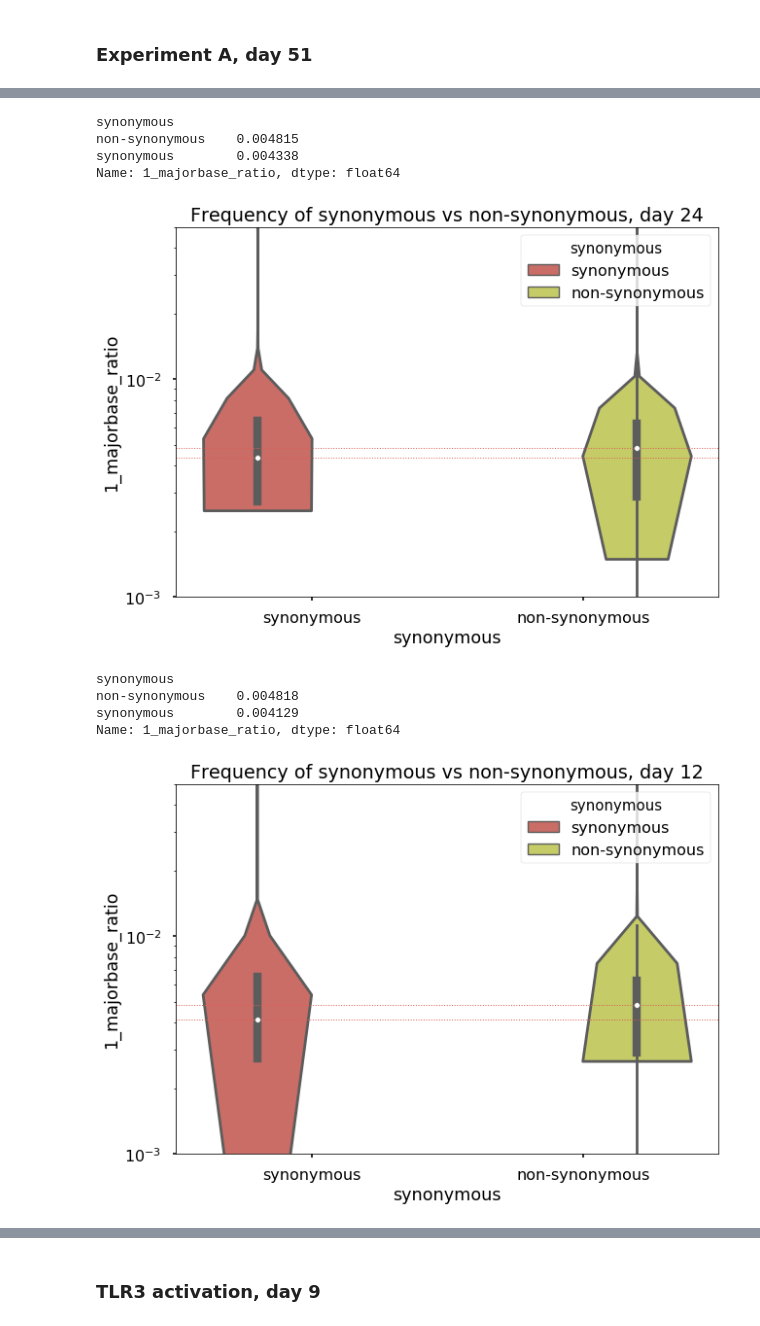
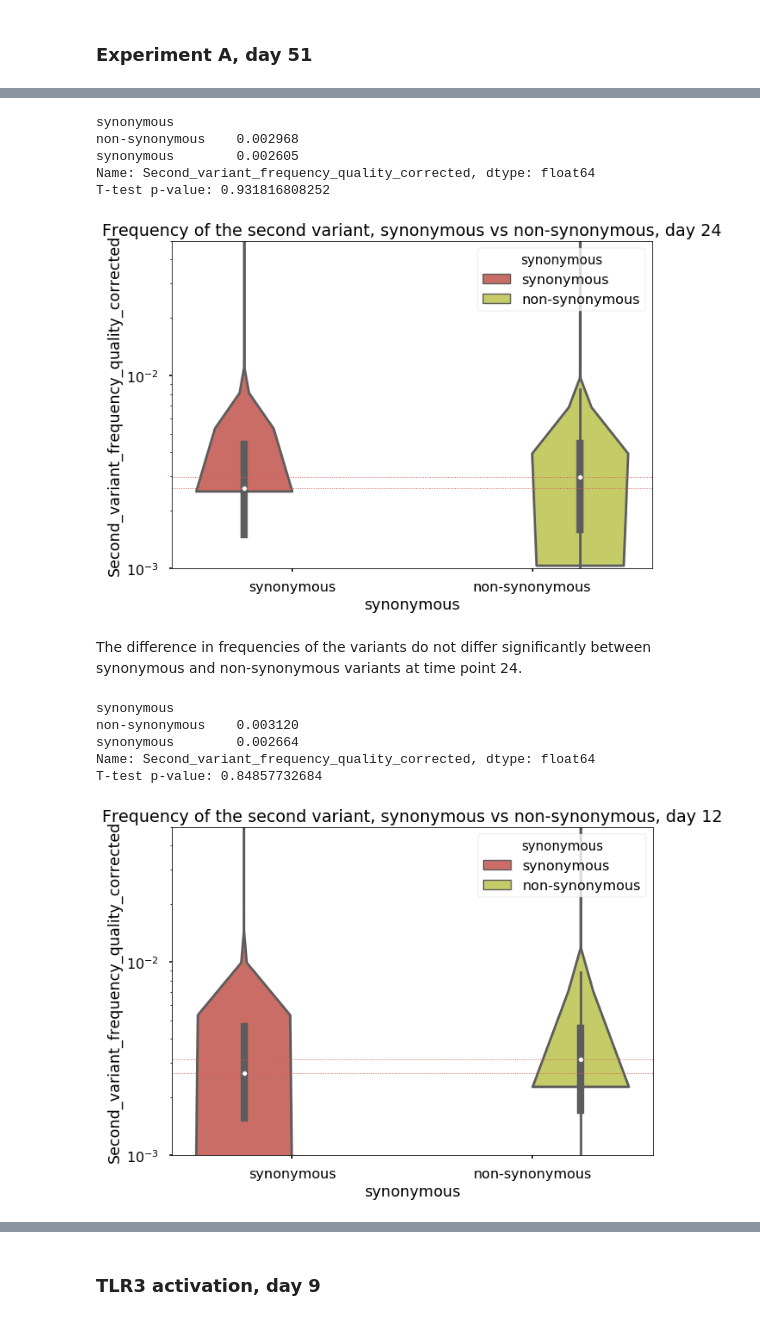
Before and after one commit to Boussau/Notebooks, a Jupyter notebook: Notebooks/Viromics/Analysis_of_first_libraries.ipynb, the cells around one changed output, grey strips where cells are left out. Cells and saved outputs as stored; diff of their text form; code cells hidden in the pictures.

```diff
--- a/Notebooks/Viromics/Analysis_of_first_libraries.ipynb
+++ b/Notebooks/Viromics/Analysis_of_first_libraries.ipynb
@@ -78,12 +136,0 @@ DD3_A.describe(include='all')
-# %%
-DD3_A['majorbase_ratio'] = DD3_A ['majorbases']/DD3_A ['coverage']
-DD6_A['majorbase_ratio'] = DD6_A ['majorbases']/DD6_A ['coverage']
-DD9_A['majorbase_ratio'] = DD9_A ['majorbases']/DD9_A ['coverage']
-DD12_A['majorbase_ratio'] = DD12_A ['majorbases']/DD12_A ['coverage']
-DD24_A['majorbase_ratio'] = DD24_A ['majorbases']/DD24_A ['coverage']
-DD51_A['majorbase_ratio'] = DD51_A ['majorbases']/DD51_A ['coverage']
-overlay_table =  pd.DataFrame ({'position':DD3_A['position'], 'DD3_A':DD3_A ['majorbase_ratio'], 'DD6_A':DD6_A ['majorbase_ratio'],'DD9_A':DD9_A ['majorbase_ratio'],'DD12_A':DD12_A ['majorbase_ratio'], 'DD24_A':DD24_A ['majorbase_ratio'], 'DD51_A':DD51_A ['majorbase_ratio']})
-siz = len(DD3_A ['coverage'])
-sample = siz*["DD3A"]+siz*["DD6A"]+siz*["DD9A"]+siz*["DD12A"]+siz*["DD24A"]+siz*["DD51A"]
-
-overlay_table_concat = pd.DataFrame ({'position':pd.concat([DD3_A['position'],DD6_A['position'],DD9_A['position'],DD12_A['position'],DD24_A['position'],DD51_A['position']]), 'majorbase_ratio':pd.concat([DD3_A ['majorbase_ratio'],DD6_A ['majorbase_ratio'], DD9_A ['majorbase_ratio'],DD12_A ['majorbase_ratio'], DD24_A ['majorbase_ratio'], DD51_A ['majorbase_ratio'] ]), 'sample':sample})
@@ -610,44 +854,53 @@ Name: 1_majorbase_ratio, dtype: float64
 # %%
-DD24_A['1_majorbase_ratio'] = 1.0 - DD24_A['majorbase_ratio']
+print( DD24_A.groupby(['synonymous'])['Second_variant_frequency_quality_corrected'].median())
+syn = DD24_A['Second_variant_frequency_quality_corrected'][DD24_A['synonymous']=="synonymous"]
+nonsyn = DD24_A['Second_variant_frequency_quality_corrected'][DD24_A['synonymous']=="non-synonymous"]
+print("T-test p-value: "+str(ttest_ind(syn, nonsyn)[1]))
+
 
 f, ax = plt.subplots(figsize=(10, 7))
 ax.set(yscale="log")
-lm=sns.violinplot(x='synonymous', y="1_majorbase_ratio", data=DD24_A,  hue='synonymous', ax=ax, bw=0.2)
+lm=sns.violinplot(x='synonymous', y="Second_variant_frequency_quality_corrected", data=DD24_A,  hue='synonymous', ax=ax, bw=0.2)
 axes = lm.axes
 axes.set_ylim(0.001,0.05)
 axes.set(yscale="log")
 
-print( DD24_A.groupby(['synonymous'])['1_majorbase_ratio'].median())
-medians = DD24_A.groupby(['synonymous'])['1_majorbase_ratio'].median().values
+medians = DD24_A.groupby(['synonymous'])['Second_variant_frequency_quality_corrected'].median().values
 plt.axhline(y=medians[0], linewidth=1, linestyle=':')
 plt.axhline(y=medians[1], linewidth=1, linestyle=':')
 # giving title to the plot
-plt.title("Frequency of synonymous vs non-synonymous, day 24");
+plt.title("Frequency of the second variant, synonymous vs non-synonymous, day 24");
 # %% [output]
 synonymous
-non-synonymous    0.004815
-synonymous        0.004338
-Name: 1_majorbase_ratio, dtype: float64
+non-synonymous    0.002968
+synonymous        0.002605
+Name: Second_variant_frequency_quality_corrected, dtype: float64
+T-test p-value: 0.931816808252
-[figure, old version]
+[figure, new version]
+# %% [markdown]
+The difference in frequencies of the variants do not differ significantly between synonymous and non-synonymous variants at time point 24.
 # %%
-DD12_A['1_majorbase_ratio'] = 1.0 - DD12_A['majorbase_ratio']
+print( DD12_A.groupby(['synonymous'])['Second_variant_frequency_quality_corrected'].median())
+syn = DD12_A['Second_variant_frequency_quality_corrected'][DD12_A['synonymous']=="synonymous"]
+nonsyn = DD12_A['Second_variant_frequency_quality_corrected'][DD12_A['synonymous']=="non-synonymous"]
+print("T-test p-value: "+str(ttest_ind(syn, nonsyn)[1]))
 
 f, ax = plt.subplots(figsize=(10, 7))
 ax.set(yscale="log")
-lm=sns.violinplot(x='synonymous', y="1_majorbase_ratio", data=DD12_A,  hue='synonymous', ax=ax, bw=0.2)
+lm=sns.violinplot(x='synonymous', y="Second_variant_frequency_quality_corrected", data=DD12_A,  hue='synonymous', ax=ax, bw=0.2)
 axes = lm.axes
 axes.set_ylim(0.001,0.05)
 axes.set(yscale="log")
 
-print( DD12_A.groupby(['synonymous'])['1_majorbase_ratio'].median())
-medians = DD12_A.groupby(['synonymous'])['1_majorbase_ratio'].median().values
+medians = DD12_A.groupby(['synonymous'])['Second_variant_frequency_quality_corrected'].median().values
 plt.axhline(y=medians[0], linewidth=1, linestyle=':')
 plt.axhline(y=medians[1], linewidth=1, linestyle=':')
 # giving title to the plot
-plt.title("Frequency of synonymous vs non-synonymous, day 12");
+plt.title("Frequency of the second variant, synonymous vs non-synonymous, day 12");
 # %% [output]
 synonymous
-non-synonymous    0.004818
-synonymous        0.004129
-Name: 1_majorbase_ratio, dtype: float64
+non-synonymous    0.003120
+synonymous        0.002664
+Name: Second_variant_frequency_quality_corrected, dtype: float64
+T-test p-value: 0.84857732684
-[figure, old version]
+[figure, new version]
```
Also changed, not shown: parts of 117 cells of this notebook.
